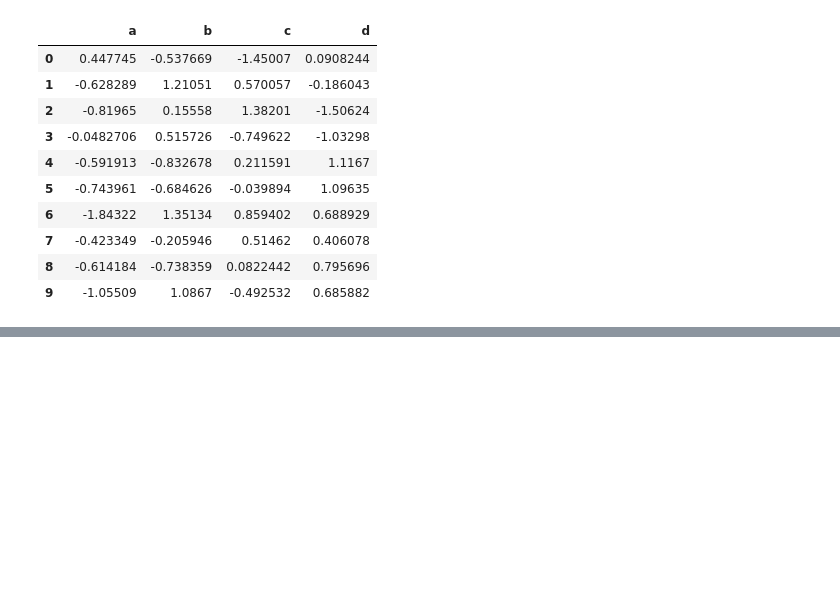
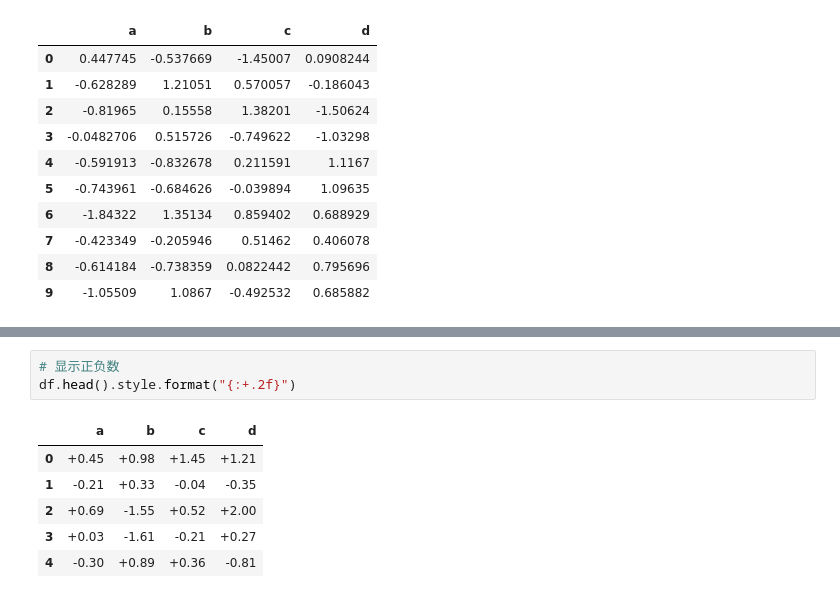
Before and after one commit to tsangyu98/matplotlib_study, a Jupyter notebook: matplotlib_part3.ipynb, the cells around one changed output, grey strips where cells are left out. Saved outputs shown, nothing was run; the diff lists cells and outputs as text; blank space fills up the shorter version.

```diff
--- a/matplotlib_part3.ipynb
+++ b/matplotlib_part3.ipynb
@@ -149,0 +185,10 @@ Name: 5, dtype: bool
+# %%
+# 显示正负数
+df.head().style.format("{:+.2f}")
+# %% [output]
+|  | a | b | c | d |
+| 0 | +0.45 | +0.98 | +1.45 | +1.21 |
+| 1 | -0.21 | +0.33 | -0.04 | -0.35 |
+| 2 | +0.69 | -1.55 | +0.52 | +2.00 |
+| 3 | +0.03 | -1.61 | -0.21 | +0.27 |
+| 4 | -0.30 | +0.89 | +0.36 | -0.81 |
```
Also changed, not shown: parts of 5 cells of this notebook.
